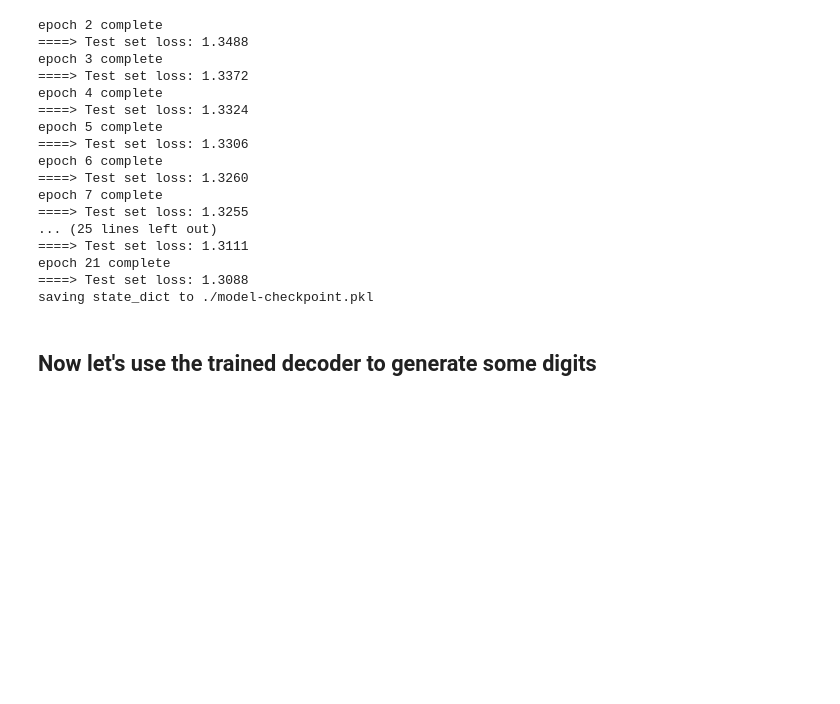
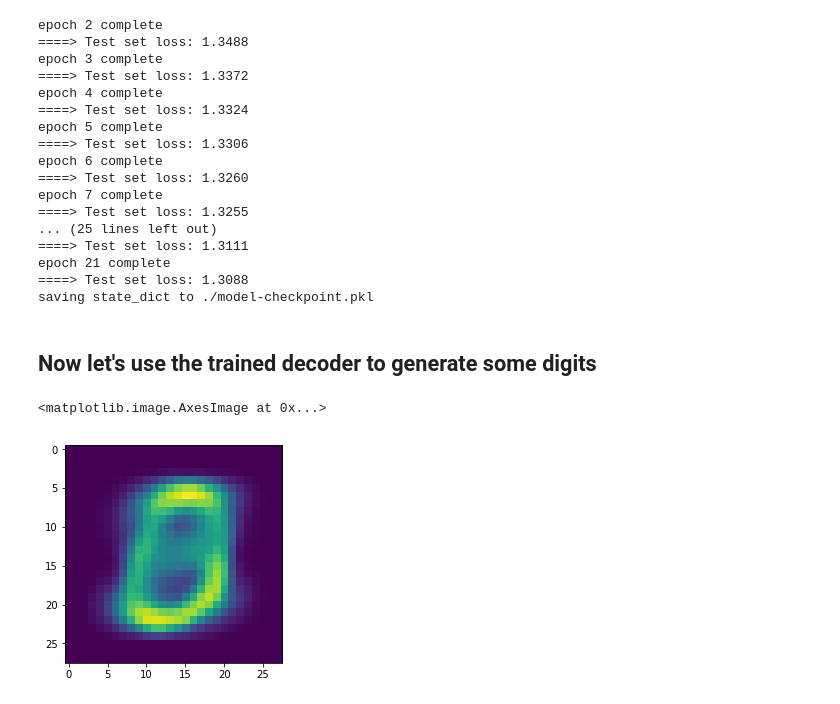
Before and after one commit to geyang/variational_autoencoder_pytorch, a Jupyter notebook: Variational Auto-Encoder Demo.ipynb, the cells around one changed output. Drawn from its saved outputs; the diff is of its cells as text; code cells hidden in the pictures; blank space fills up the shorter version.

```diff
--- a/Variational Auto-Encoder Demo.ipynb
+++ b/Variational Auto-Encoder Demo.ipynb
@@ -70,6 +70,15 @@ import matplotlib.pyplot as plt
 import time
 # %%
 %matplotlib notebook
+# %%
+z = Variable(torch.randn(1, 2))
+
+x = vae.decoder(z)
+
+plt.imshow(x.view(28, 28).data.numpy())
+# %% [output]
+<matplotlib.image.AxesImage at 0x...>
+[figure, added]
 # %%
 fig = plt.figure(figsize=(8, 6))
 
```
Also changed, not shown: parts of 2 cells of this notebook, 7 other files.
